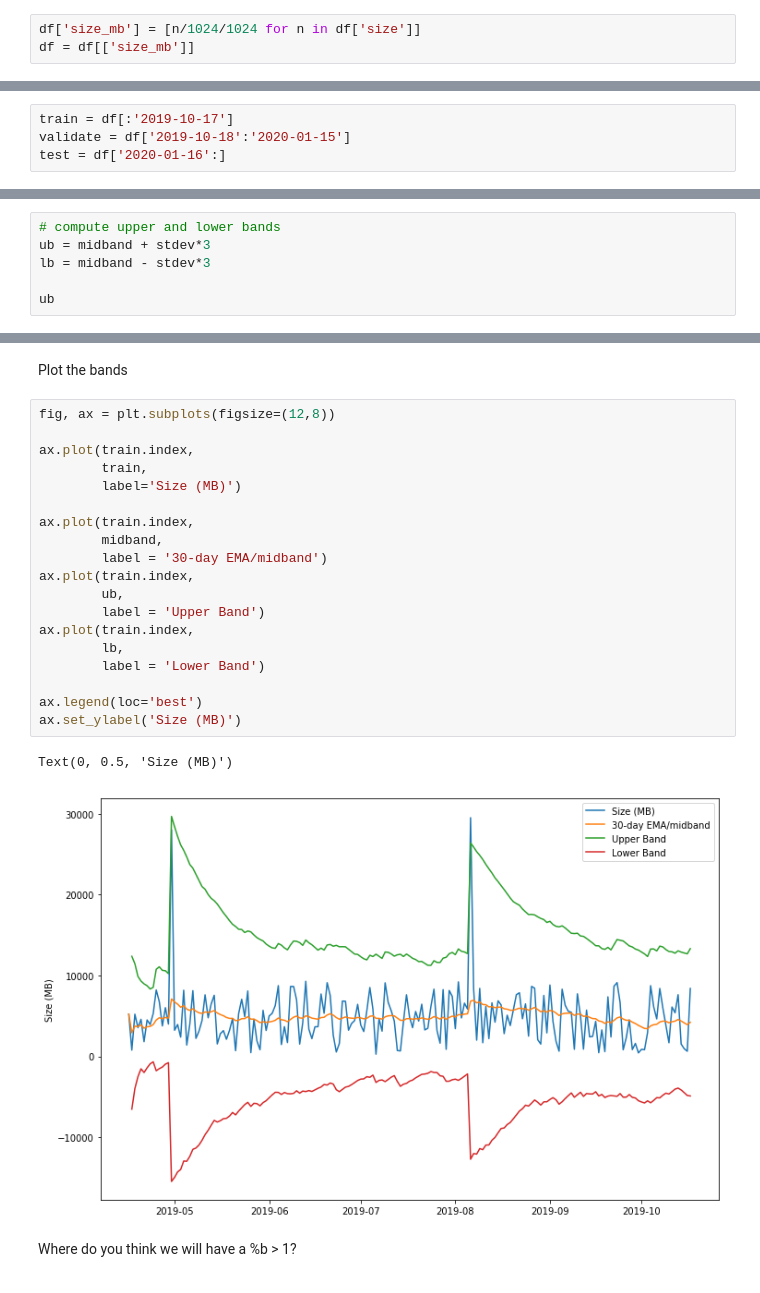
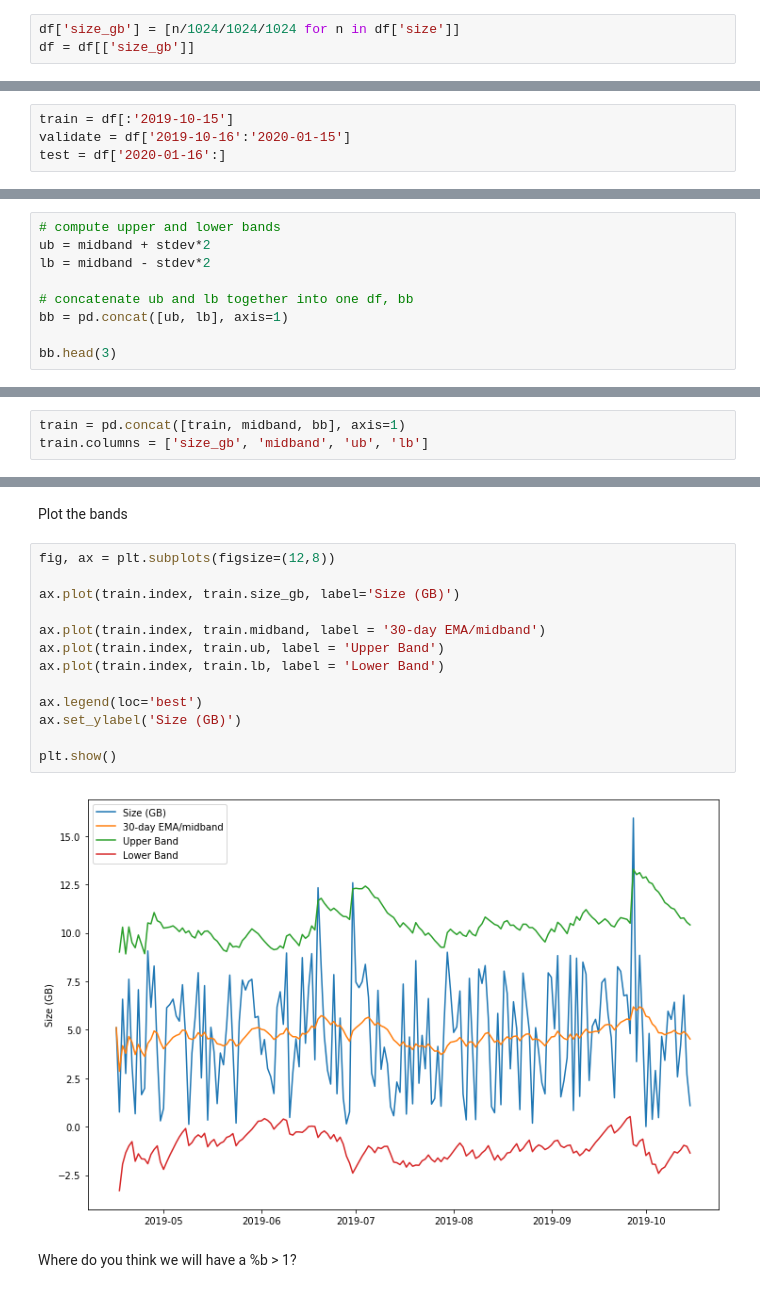
Before and after one commit to CodeupClassroom/darden_anomaly_detection, a Jupyter notebook: time_series_anomalies.ipynb, the cells around one changed output, grey strips where cells are left out. Drawn from its saved outputs; the diff is of its cells as text.

```diff
--- a/time_series_anomalies.ipynb
+++ b/time_series_anomalies.ipynb
@@ -208,6 +311,6 @@ First, let's represent size in MB for ease of conceptual understanding.
 # %%
-df['size_mb'] = [n/1024/1024 for n in df['size']]
-df = df[['size_mb']]
+df['size_gb'] = [n/1024/1024/1024 for n in df['size']]
+df = df[['size_gb']]
 # %%
 df.describe()
 # %% [output]
@@ -225,6 +334,6 @@ df.describe()
 # %%
-train = df[:'2019-10-17']
-validate = df['2019-10-18':'2020-01-15']
+train = df[:'2019-10-15']
+validate = df['2019-10-16':'2020-01-15']
 test = df['2020-01-16':]
 # %%
 plt.figure(figsize=(12, 8))
@@ -452,7 +597,10 @@ stdev
 # %%
 # compute upper and lower bands
-ub = midband + stdev*3
-lb = midband - stdev*3
+ub = midband + stdev*2
+lb = midband - stdev*2
 
-ub
+# concatenate ub and lb together into one df, bb
+bb = pd.concat([ub, lb], axis=1)
+
+bb.head(3)
 # %% [output]
@@ -472,0 +612,3 @@ ub
+# %%
+train = pd.concat([train, midband, bb], axis=1)
+train.columns = ['size_gb', 'midband', 'ub', 'lb']
@@ -475,24 +625,17 @@ Plot the bands
 # %%
 fig, ax = plt.subplots(figsize=(12,8))
 
-ax.plot(train.index,
-        train,
-        label='Size (MB)')
+ax.plot(train.index, train.size_gb, label='Size (GB)')
 
-ax.plot(train.index,
-        midband,
-        label = '30-day EMA/midband')
-ax.plot(train.index,
-        ub,
-        label = 'Upper Band')
-ax.plot(train.index,
-        lb,
-        label = 'Lower Band')
+ax.plot(train.index, train.midband, label = '30-day EMA/midband')
+ax.plot(train.index, train.ub, label = 'Upper Band')
+ax.plot(train.index, train.lb, label = 'Lower Band')
 
 ax.legend(loc='best')
-ax.set_ylabel('Size (MB)')
+ax.set_ylabel('Size (GB)')
+
+plt.show()
 # %% [output]
-Text(0, 0.5, 'Size (MB)')
-[figure, old version]
+[figure, new version]
 # %% [markdown]
 Where do you think we will have a %b > 1?
```
Also changed, not shown: parts of 81 cells of this notebook.
